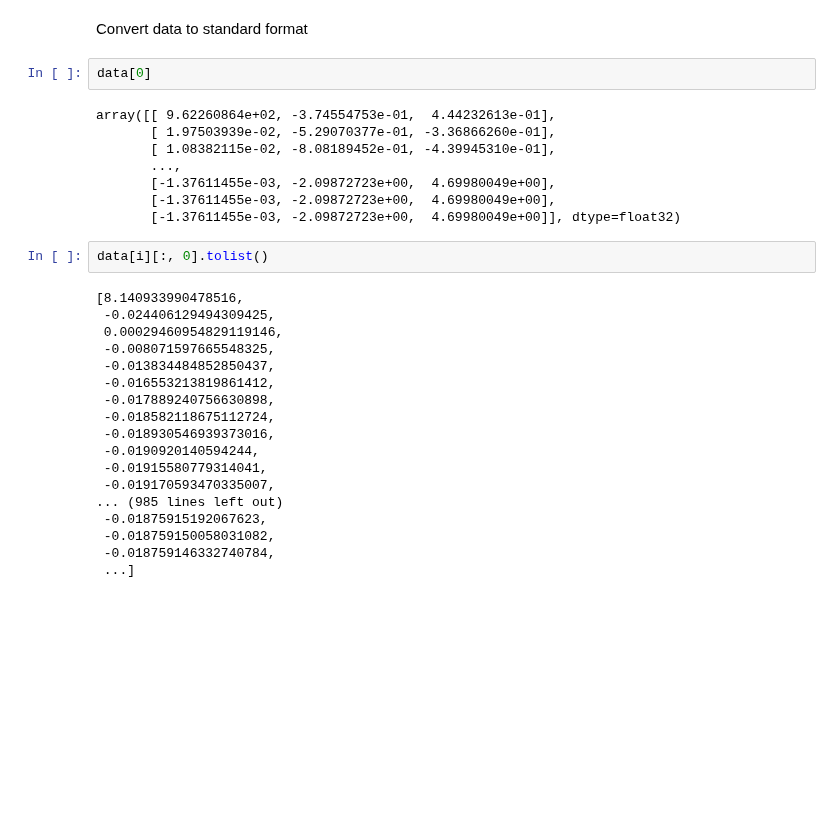
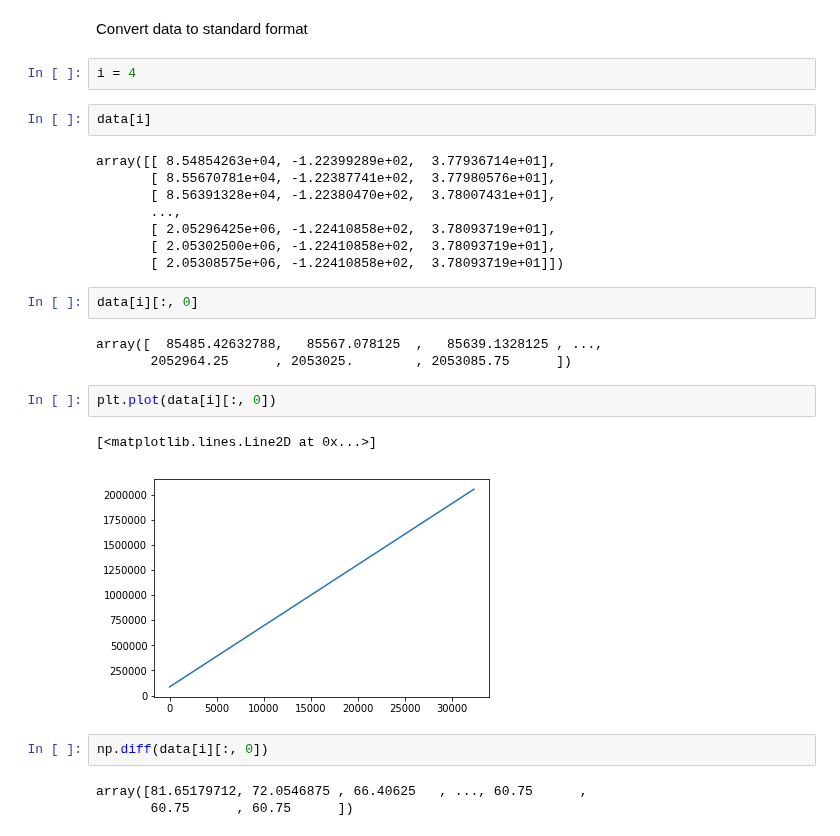
Before and after one commit to LordHelmchen324/real-vs-synthetic-geospatial, a Jupyter notebook: machine_learning/citybased_rnn_2_generation.ipynb, the cells around one changed output. Drawn from its saved outputs; the diff is of its cells as text; blank space fills up the shorter version.

```diff
--- a/machine_learning/citybased_rnn_2_generation.ipynb
+++ b/machine_learning/citybased_rnn_2_generation.ipynb
@@ -174,33 +174,30 @@ for u in range(N_USERS):
 7
 # %% [markdown]
 Convert data to standard format
+# %%
+i = 4
+# %%
+data[i]
+# %% [output]
+array([[ 8.54854263e+04, -1.22399289e+02,  3.77936714e+01],
+       [ 8.55670781e+04, -1.22387741e+02,  3.77980576e+01],
+       [ 8.56391328e+04, -1.22380470e+02,  3.78007431e+01],
+       ...,
+       [ 2.05296425e+06, -1.22410858e+02,  3.78093719e+01],
+       [ 2.05302500e+06, -1.22410858e+02,  3.78093719e+01],
+       [ 2.05308575e+06, -1.22410858e+02,  3.78093719e+01]])
 # %%
-data[0]
+data[i][:, 0]
 # %% [output]
-array([[ 9.62260864e+02, -3.74554753e-01,  4.44232613e-01],
-       [ 1.97503939e-02, -5.29070377e-01, -3.36866260e-01],
-       [ 1.08382115e-02, -8.08189452e-01, -4.39945310e-01],
-       ...,
-       [-1.37611455e-03, -2.09872723e+00,  4.69980049e+00],
-       [-1.37611455e-03, -2.09872723e+00,  4.69980049e+00],
-       [-1.37611455e-03, -2.09872723e+00,  4.69980049e+00]], dtype=float32)
+array([  85485.42632788,   85567.078125  ,   85639.1328125 , ...,
+       2052964.25      , 2053025.        , 2053085.75      ])
-# %%
-data[i][:, 0].tolist()
-# %% [output]
-[8.140933990478516,
- -0.024406129494309425,
- 0.00029460954829119146,
- -0.008071597665548325,
- -0.013834484852850437,
- -0.016553213819861412,
- -0.017889240756630898,
- -0.018582118675112724,
- -0.018930546939373016,
- -0.0190920140594244,
- -0.01915580779314041,
- -0.019170593470335007,
-... (985 lines left out)
- -0.01875915192067623,
- -0.018759150058031082,
- -0.018759146332740784,
- ...]
+# %%
+plt.plot(data[i][:, 0])
+# %% [output]
+[<matplotlib.lines.Line2D at 0x...>]
+[figure, added]
+# %%
+np.diff(data[i][:, 0])
+# %% [output]
+array([81.65179712, 72.0546875 , 66.40625   , ..., 60.75      ,
+       60.75      , 60.75      ])
```
Also changed, not shown: parts of 3 cells of this notebook.
